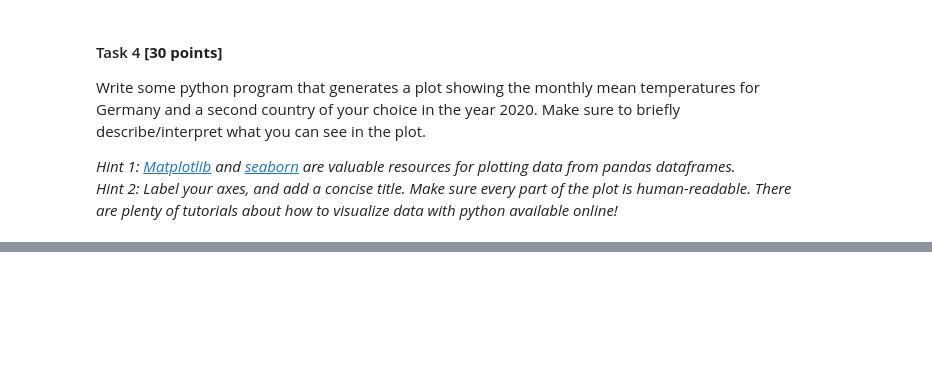
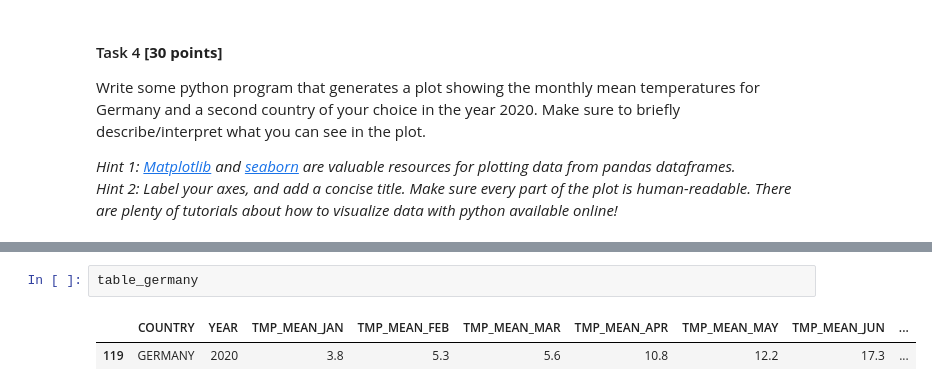
Before and after one commit to CallMeL/ResearchMethod, a Jupyter notebook: RM_A01.ipynb, the cells around one changed output, grey strips where cells are left out. Saved outputs shown, nothing was run; the diff lists cells and outputs as text; blank space fills up the shorter version.

```diff
--- a/RM_A01.ipynb
+++ b/RM_A01.ipynb
@@ -68,0 +165,5 @@ _Hint 2: Label your axes, and add a concise title. Make sure every part of the p
+# %%
+table_germany
+# %% [output]
+|  | COUNTRY | YEAR | TMP_MEAN_JAN | TMP_MEAN_FEB | TMP_MEAN_MAR | TMP_MEAN_APR | TMP_MEAN_MAY | TMP_MEAN_JUN | ... |
+| 119 | GERMANY | 2020 | 3.8 | 5.3 | 5.6 | 10.8 | 12.2 | 17.3 | ... |
```
Also changed, not shown: parts of 15 cells of this notebook.
